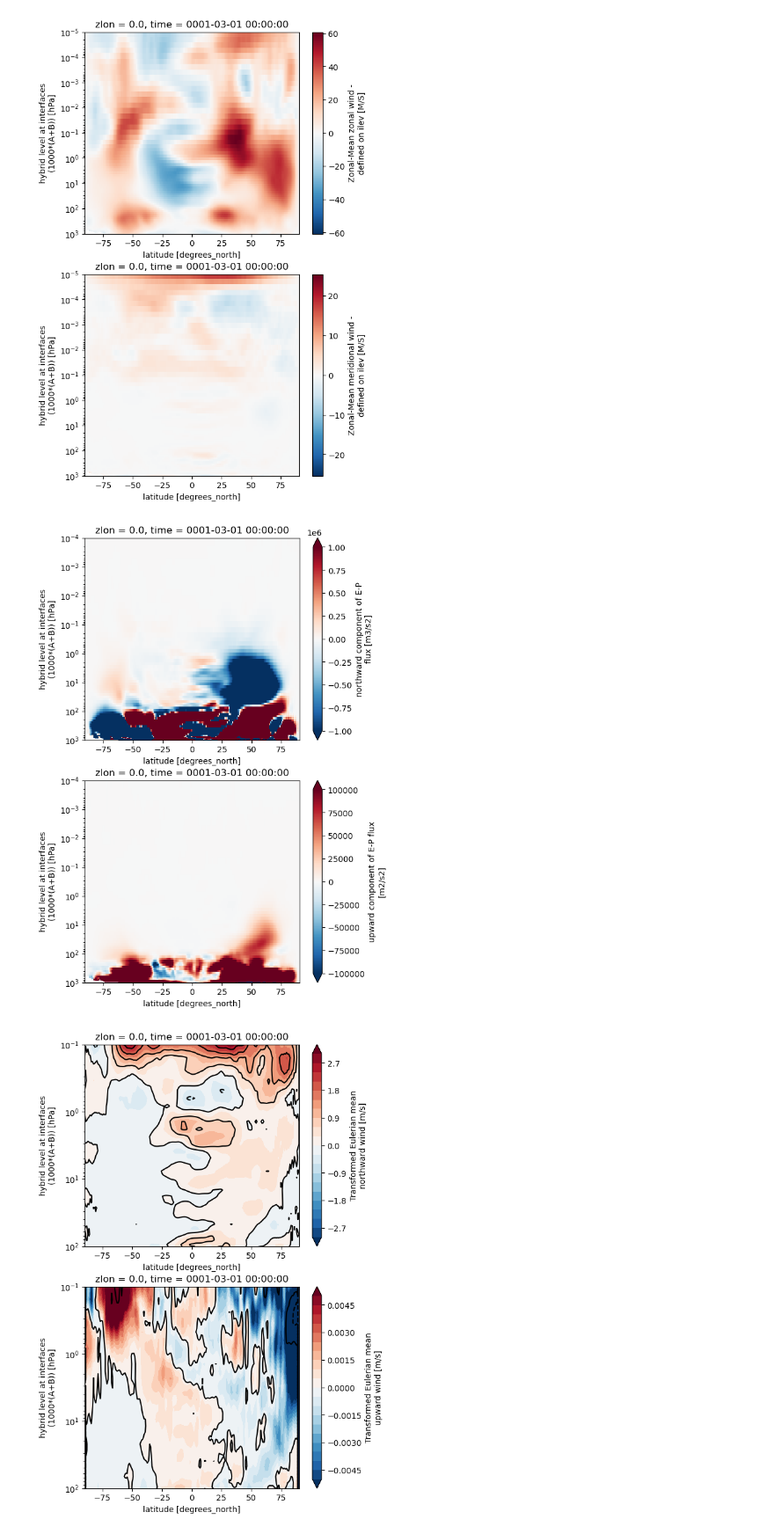
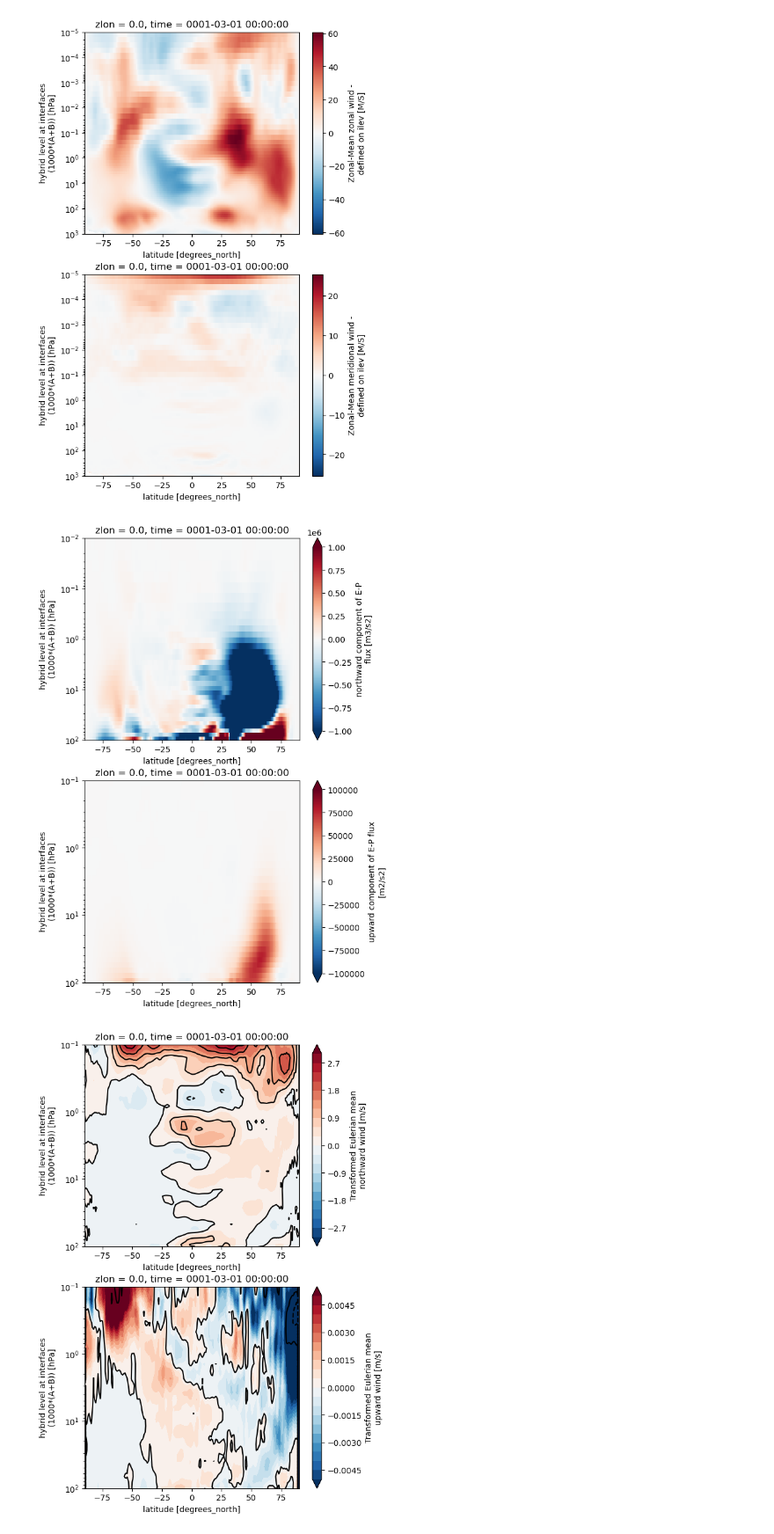
Before and after one commit to dan800/TEM4CAM, a Jupyter notebook: python/pltTEM.ipynb, the cells around one changed output. Shown: that part at 88% size. Cells and saved outputs as stored; diff of their text form; code cells hidden in the pictures.

```diff
--- a/python/pltTEM.ipynb
+++ b/python/pltTEM.ipynb
@@ -37,11 +37,11 @@ plt.show()
 [figure]
 # %%
 fig, axs = plt.subplots(nrows=2, figsize=(6,10))
-ds.epfy.isel(time=-1).plot(ax=axs[0], y='ilev', yscale='log',vmax=1e6,ylim=[1e3,1e-4])
-ds.epfz.isel(time=-1).plot(ax=axs[1], y='ilev', yscale='log',vmax=1e5,ylim=[1e3,1e-4])
+ds.epfy.isel(time=-1).plot(ax=axs[0], y='ilev', yscale='log',vmax=1e6,ylim=[1e2,1e-2])
+ds.epfz.isel(time=-1).plot(ax=axs[1], y='ilev', yscale='log',vmax=1e5,ylim=[1e2,1e-1])
 plt.show()
 # %% [output]
-[figure, old version]
+[figure, new version]
 # %%
 fig, axs = plt.subplots(nrows=2, figsize=(6,10))
 ds.vtem.isel(time=-1).plot.contourf(ax=axs[0], levels = 21, y='ilev', yscale='log',vmax=3,vmin=-3,ylim=[1e2,1e-1], cmap = 'RdBu_r')
```
Also changed, not shown: parts of 1 cell of this notebook, 3 other files.
